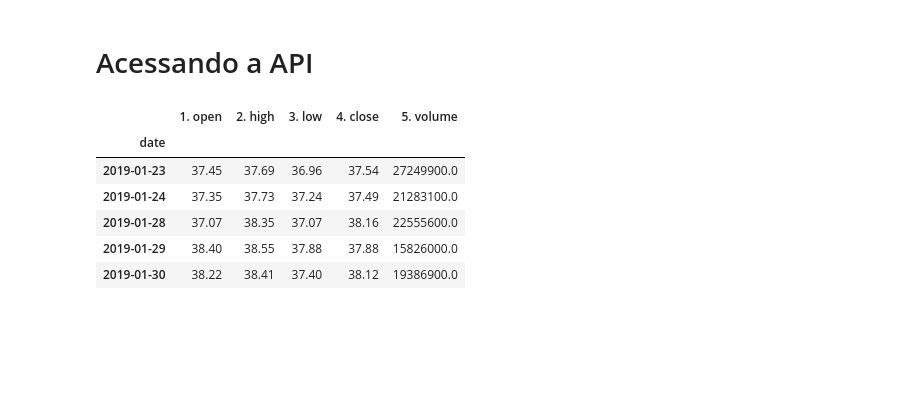
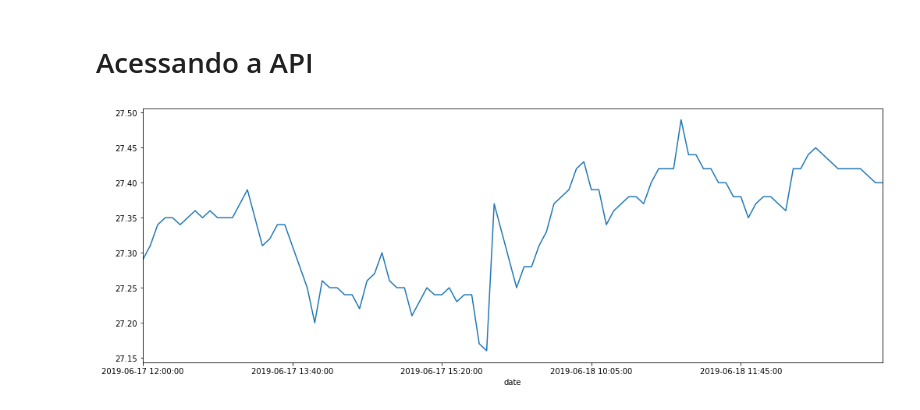
Before and after one commit to albertoivo/nossasrotas-finance, a Jupyter notebook: AlphaVantage.ipynb, the cells around one changed output. Drawn from its saved outputs; the diff is of its cells as text; code cells hidden in the pictures; blank space fills up the shorter version.

```diff
--- a/AlphaVantage.ipynb
+++ b/AlphaVantage.ipynb
@@ -51,10 +34,9 @@ data_2, meta_data_2 = ti.get_rsi('ITUB4.SA')
-# %%
-data.head()
-# %% [output]
-|  | 1. open | 2. high | 3. low | 4. close | 5. volume |
-| date |  |  |  |  |  |
-| 2019-01-23 | 37.45 | 37.69 | 36.96 | 37.54 | 27249900.0 |
-| 2019-01-24 | 37.35 | 37.73 | 37.24 | 37.49 | 21283100.0 |
-| 2019-01-28 | 37.07 | 38.35 | 37.07 | 38.16 | 22555600.0 |
-| 2019-01-29 | 38.40 | 38.55 | 37.88 | 37.88 | 15826000.0 |
-| 2019-01-30 | 38.22 | 38.41 | 37.40 | 38.12 | 19386900.0 |
+# %%
+ts = TimeSeries(key='1VI1L6694V2Q3CFA', output_format='pandas', )
+
+intraday, meta_intra = ts.get_intraday(symbol='ITUB4.SA', interval='5min', outputsize='compact')
+daily, meta_daily = ts.get_daily('ITUB4.SA', outputsize='compact')
+# %%
+intraday['4. close'].plot(figsize=(17,6));
+# %% [output]
+[figure, added]
```
Also changed, not shown: parts of 9 cells of this notebook.
